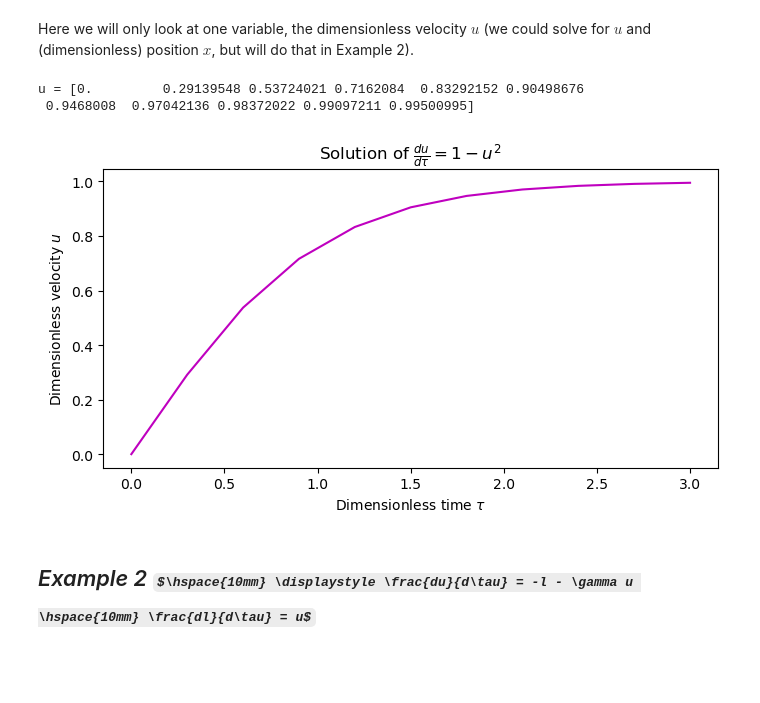
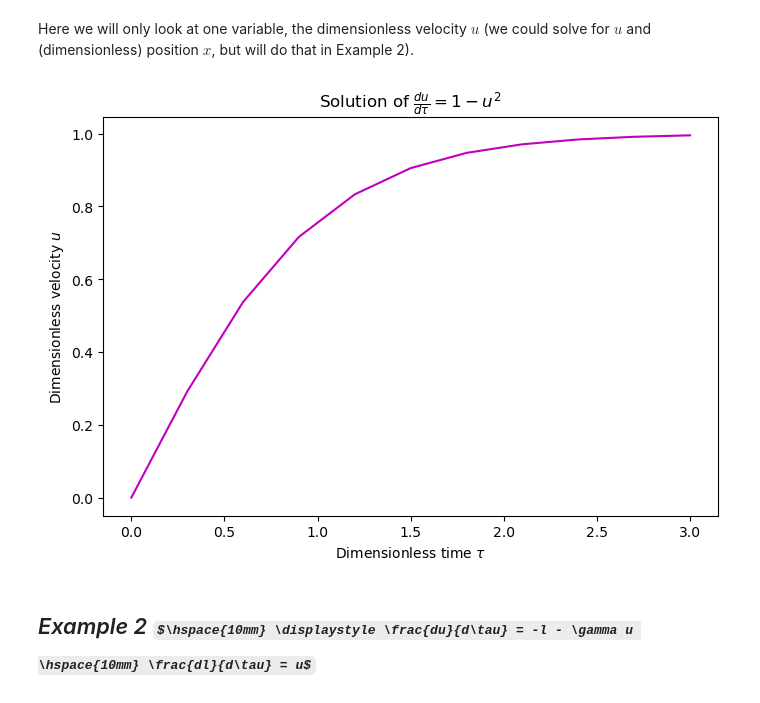
Before and after one commit to KentonBW/physics-lab, a Jupyter notebook: solve_ivp_egs.ipynb, the cells around one changed output. Saved outputs shown, nothing was run; the diff lists cells and outputs as text; code cells hidden in the pictures; some formulas as TeX source; blank space fills up the shorter version.

```diff
--- a/solve_ivp_egs.ipynb
+++ b/solve_ivp_egs.ipynb
@@ -23,39 +23,35 @@ t_start = 0.0
 t_end = 3.0
 num_points = 11
 
 t_eval = np.linspace(t_start, t_end, num_points)
 
 
 # Solve the ODE
 solution = solve_ivp(
     velocity_equation,
     (t_start, t_end),
     initial_state,
     t_eval = t_eval,
     method = "LSODA"
 )
 
 
 # Extract solution
 t = solution.t
 u = solution.y[0]
 
-print("u =", u)
-
 # Plot solution
-plt.figure(figsize = (7, 4))
+plt.figure(figsize = (7, 5))
 plt.plot(t, u, "m-")
 
 plt.xlabel(r"Dimensionless time $\tau$")
 plt.ylabel(r"Dimensionless velocity $u$")
 plt.title(r"Solution of $\frac{du}{d\tau}=1-u^2$")
 
 plt.tight_layout()
 plt.show()
 # %% [output]
-u = [0.         0.29139548 0.53724021 0.7162084  0.83292152 0.90498676
- 0.9468008  0.97042136 0.98372022 0.99097211 0.99500995]
-[figure, old version]
+[figure, new version]
 # %% [markdown]
 ## *Example 2 $\hspace{10mm} \displaystyle \frac{du}{d\tau} = -l - \gamma u \hspace{10mm} \frac{dl}{d\tau} = u$*
 # %% [markdown]
```
Also changed, not shown: 6 other files.
